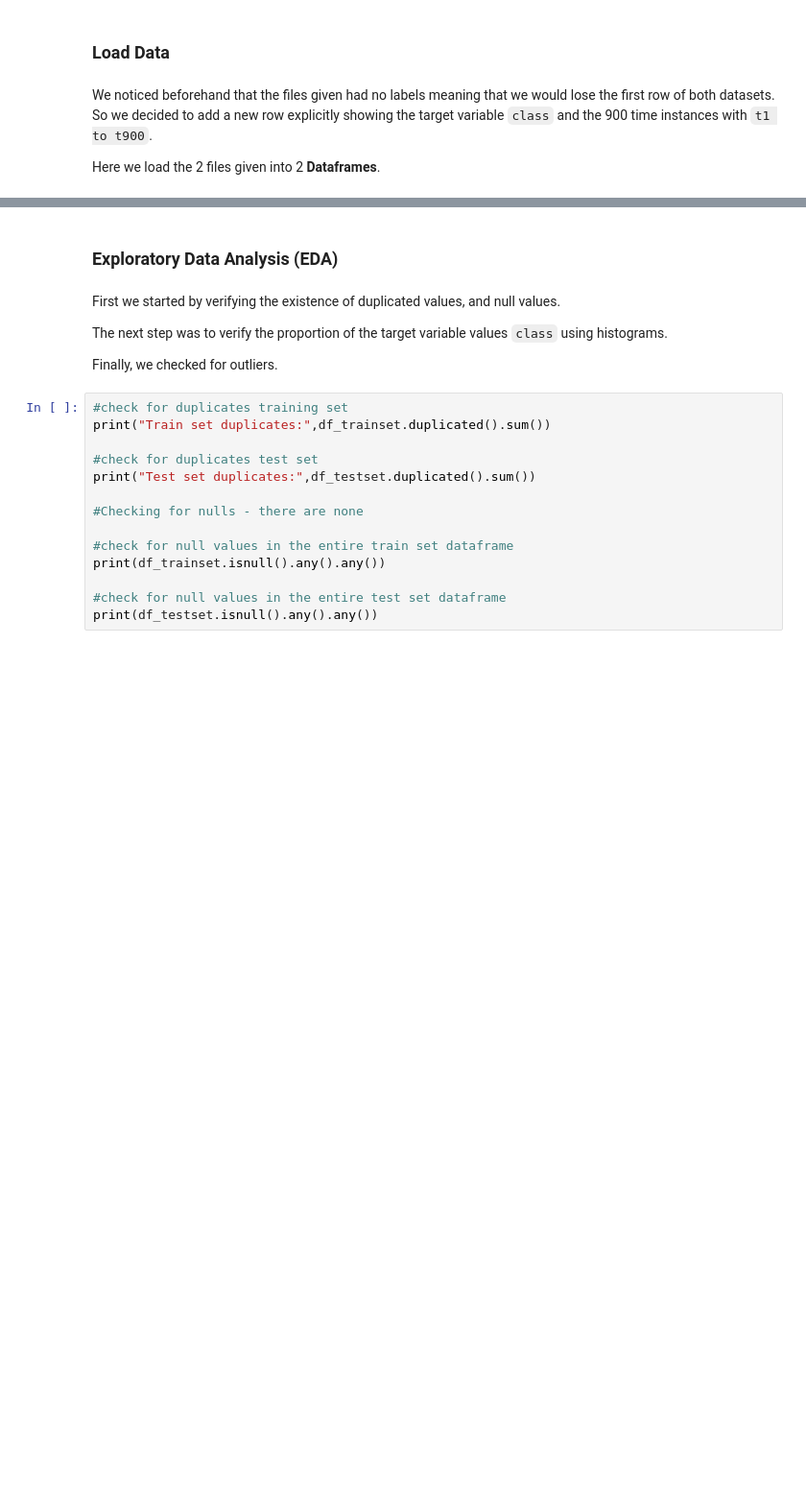
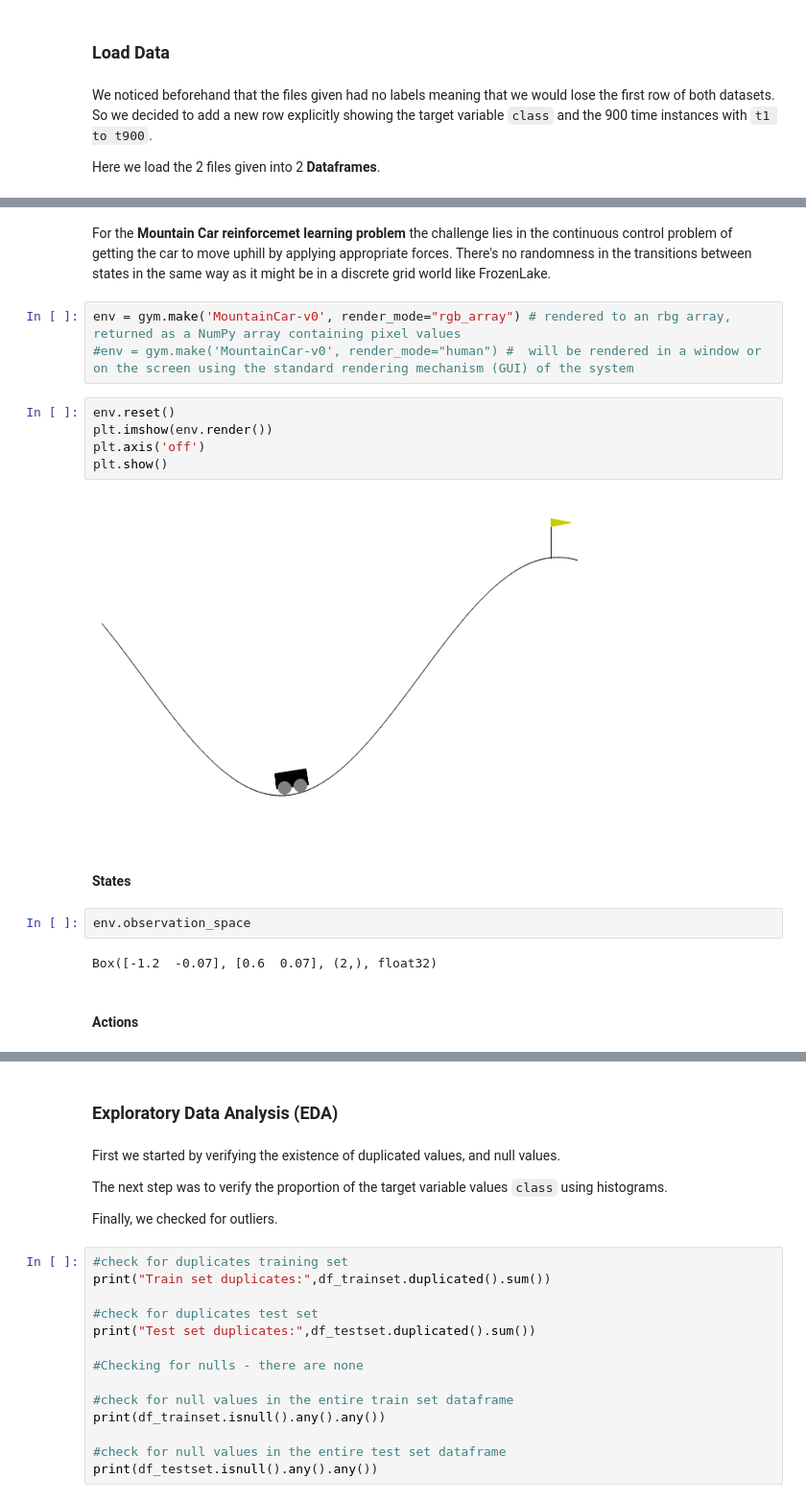
Before and after one commit to bodeborder/fcul-advanced-machine-learning, a Jupyter notebook: P3/AAA2324_P3_62931_54853.ipynb, the cells around one changed output, grey strips where cells are left out. Shown at 96% size. Saved outputs shown, nothing was run; the diff lists cells and outputs as text; blank space fills up the shorter version.

Commit message:
Rendering initial environment
Checking states and actions

```diff
--- a/P3/AAA2324_P3_62931_54853.ipynb
+++ b/P3/AAA2324_P3_62931_54853.ipynb
@@ -92,0 +44,20 @@ df_trainset.describe()
+# %% [markdown]
+For the **Mountain Car reinforcemet learning problem** the challenge lies in the continuous control problem of getting the car to move uphill by applying appropriate forces. There's no randomness in the transitions between states in the same way as it might be in a discrete grid world like FrozenLake.
+# %%
+env = gym.make('MountainCar-v0', render_mode="rgb_array") # rendered to an rbg array, returned as a NumPy array containing pixel values
+#env = gym.make('MountainCar-v0', render_mode="human") #  will be rendered in a window or on the screen using the standard rendering mechanism (GUI) of the system
+# %%
+env.reset()
+plt.imshow(env.render())
+plt.axis('off')
+plt.show()
+# %% [output]
+[figure, added]
+# %% [markdown]
+#### States
+# %%
+env.observation_space
+# %% [output]
+Box([-1.2  -0.07], [0.6  0.07], (2,), float32)
+# %% [markdown]
+#### Actions
```
Also changed, not shown: parts of 6 cells of this notebook.
